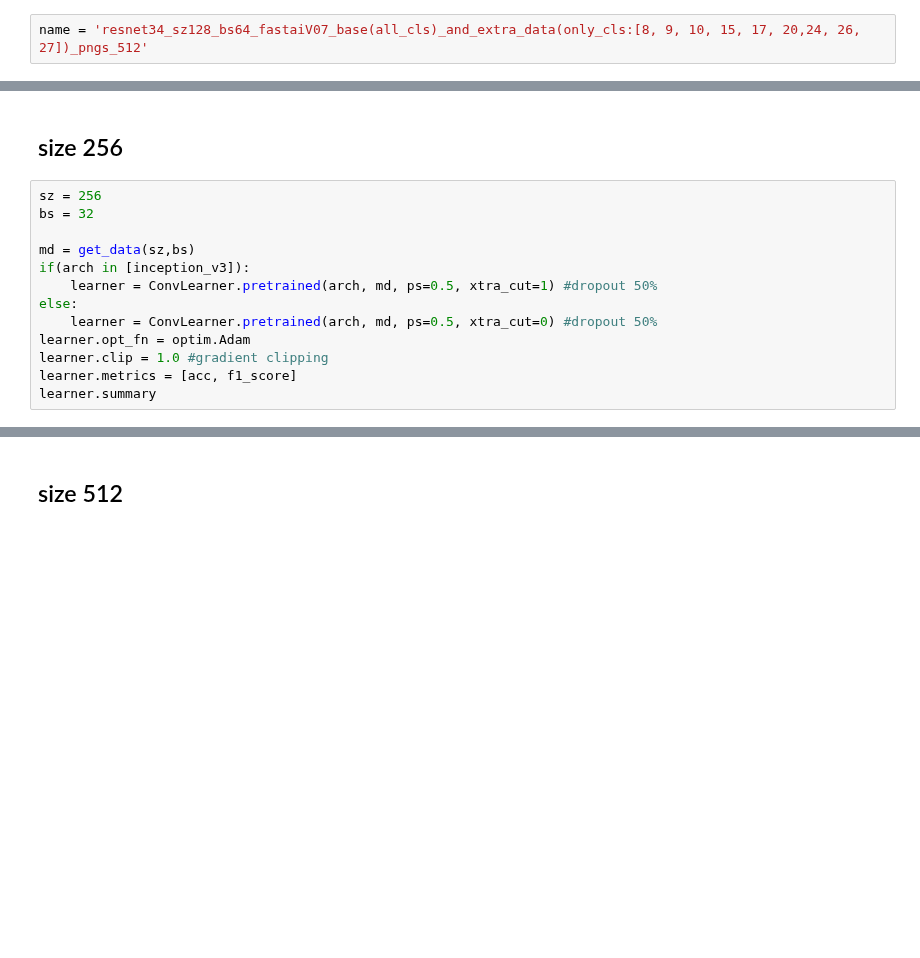
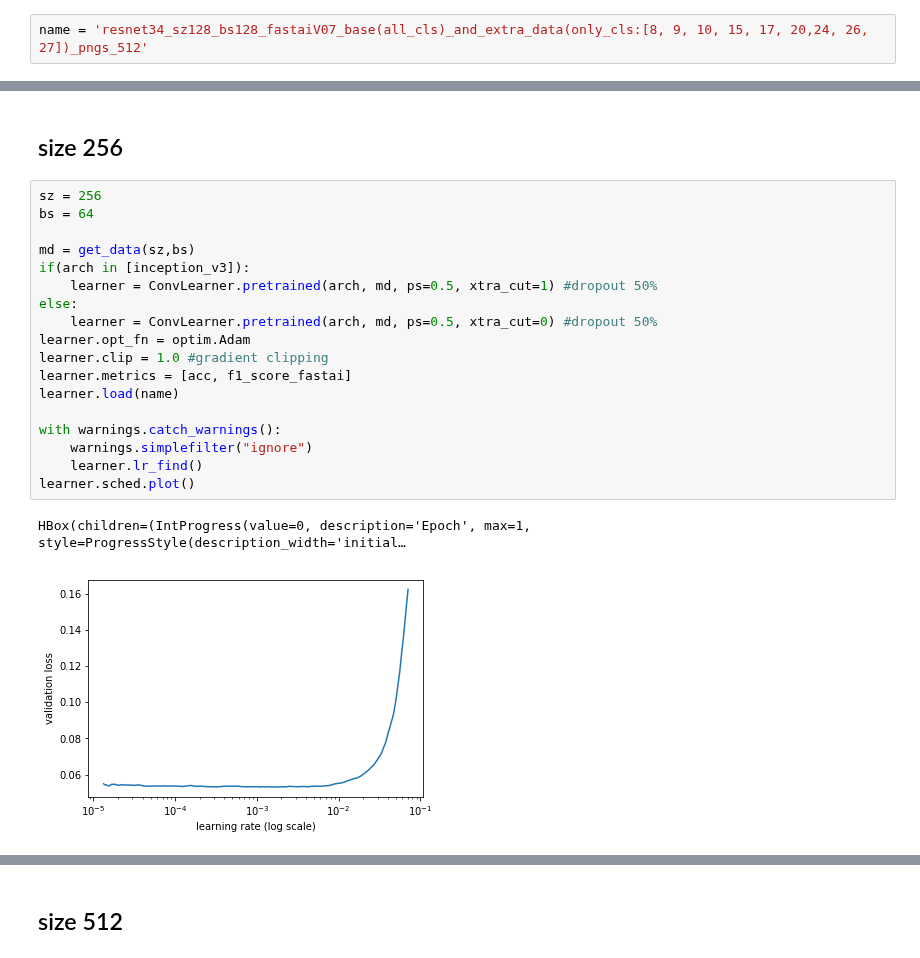
Before and after one commit to ChristophNeuner/human-protein-atlas-image-classification, a Jupyter notebook: fastaiV07.ipynb, the cells around one changed output, grey strips where cells are left out. Drawn from its saved outputs; the diff is of its cells as text; blank space fills up the shorter version.

```diff
--- a/fastaiV07.ipynb
+++ b/fastaiV07.ipynb
@@ -581,19 +606,27 @@ with warnings.catch_warnings():
 # %%
-name = 'resnet34_sz128_bs64_fastaiV07_base(all_cls)_and_extra_data(only_cls:[8, 9, 10, 15, 17, 20,24, 26, 27])_pngs_512'
+name = 'resnet34_sz128_bs128_fastaiV07_base(all_cls)_and_extra_data(only_cls:[8, 9, 10, 15, 17, 20,24, 26, 27])_pngs_512'
 # %%
 learner.save(name)
 # %% [markdown]
 ## size 256
 # %%
 sz = 256
-bs = 32
+bs = 64
 
 md = get_data(sz,bs)
 if(arch in [inception_v3]):
     learner = ConvLearner.pretrained(arch, md, ps=0.5, xtra_cut=1) #dropout 50%
 else:
     learner = ConvLearner.pretrained(arch, md, ps=0.5, xtra_cut=0) #dropout 50%
 learner.opt_fn = optim.Adam
 learner.clip = 1.0 #gradient clipping
-learner.metrics = [acc, f1_score]
-learner.summary
+learner.metrics = [acc, f1_score_fastai]
+learner.load(name)
+
+with warnings.catch_warnings():
+    warnings.simplefilter("ignore")
+    learner.lr_find()
+learner.sched.plot()
+# %% [output]
+HBox(children=(IntProgress(value=0, description='Epoch', max=1, style=ProgressStyle(description_width='initial…
+[figure, added]
```
Also changed, not shown: parts of 29 cells of this notebook.
